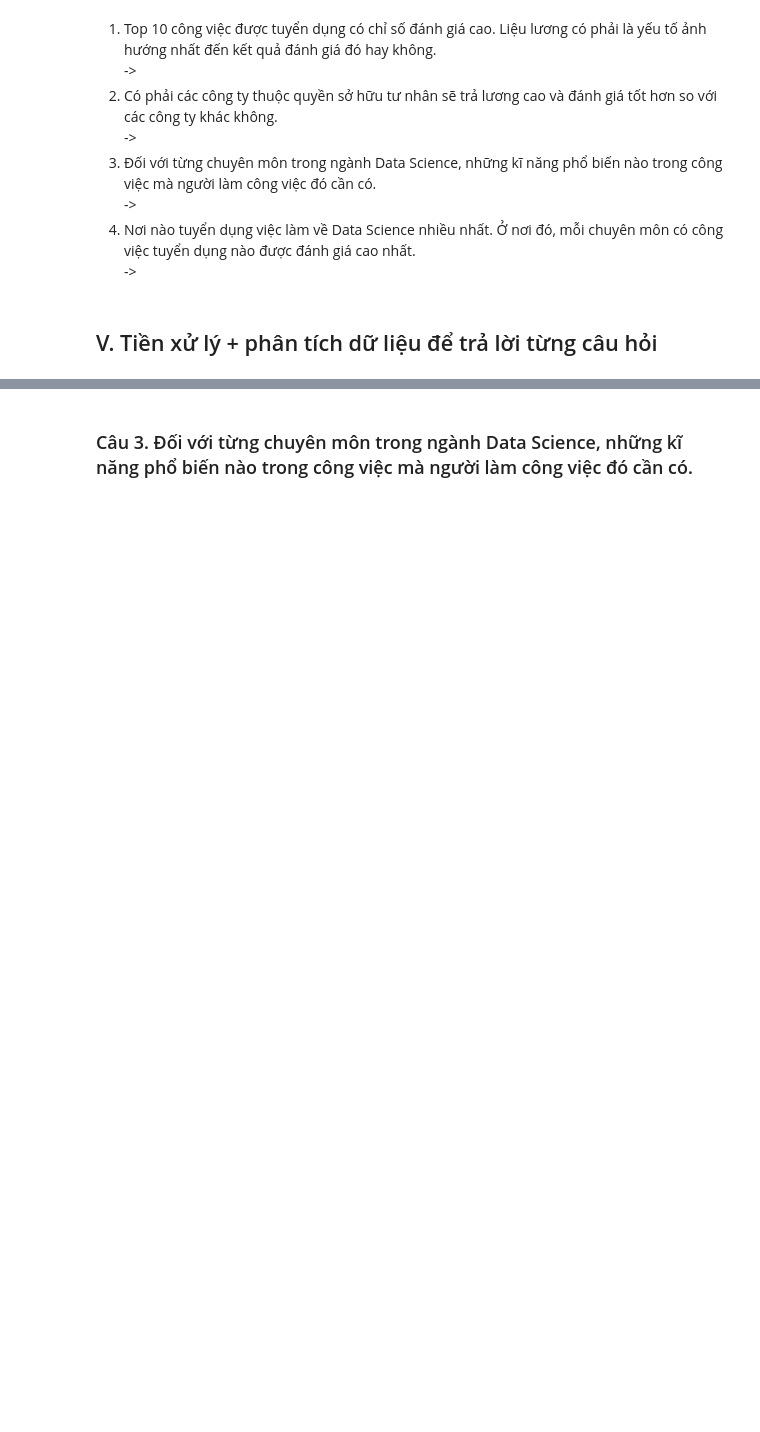
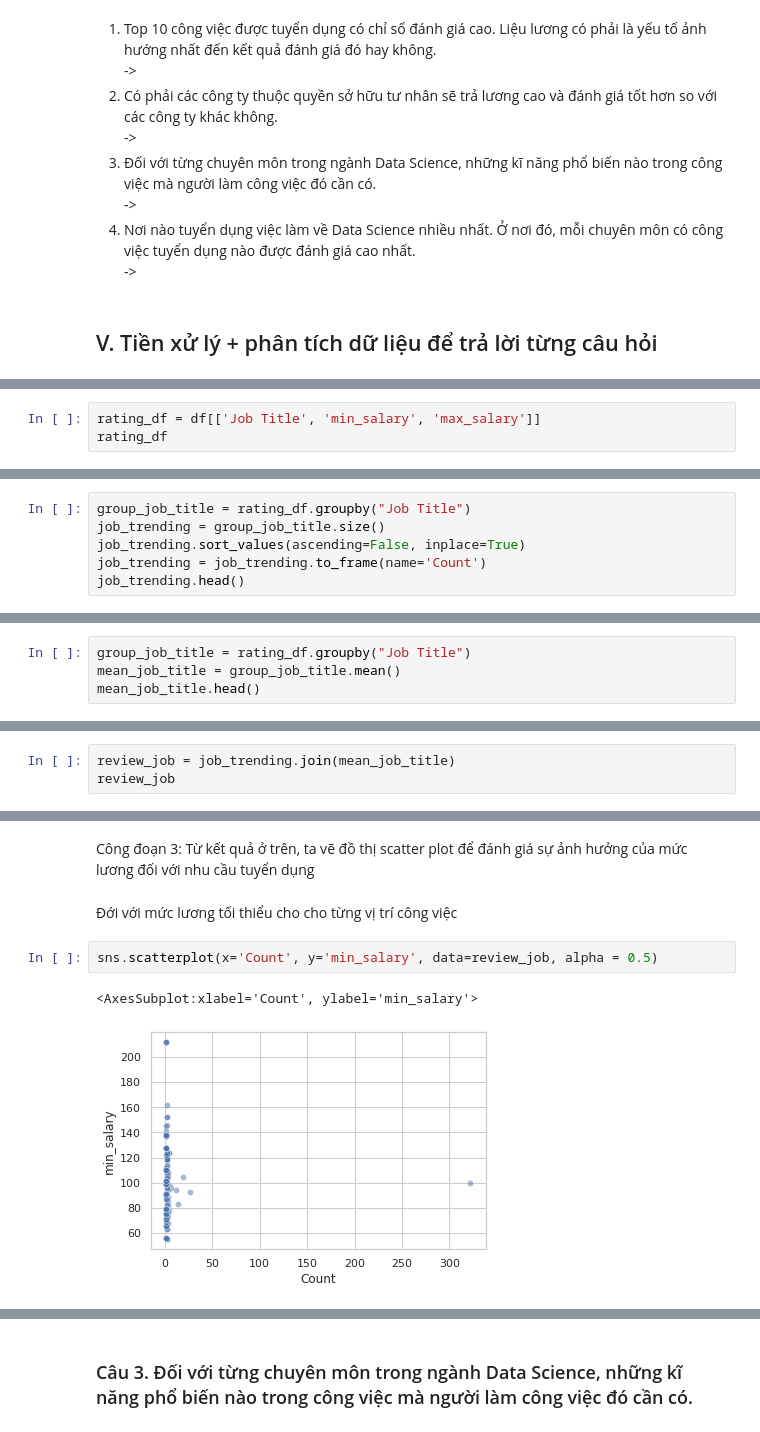
Before and after one commit to fminhtu/P4DS-FinalProject, a Jupyter notebook: Final.ipynb, the cells around one changed output, grey strips where cells are left out. Drawn from its saved outputs; the diff is of its cells as text; blank space fills up the shorter version.

```diff
--- a/Final.ipynb
+++ b/Final.ipynb
@@ -242,0 +253,3 @@ Lợi ích của việc tìm ra câu trả lời là gì?
+# %%
+rating_df = df[['Job Title', 'min_salary', 'max_salary']]
+rating_df
@@ -242,0 +278,6 @@ Lợi ích của việc tìm ra câu trả lời là gì?
+# %%
+group_job_title = rating_df.groupby("Job Title")
+job_trending = group_job_title.size()
+job_trending.sort_values(ascending=False, inplace=True)
+job_trending = job_trending.to_frame(name='Count')
+job_trending.head()
@@ -242,0 +294,4 @@ Lợi ích của việc tìm ra câu trả lời là gì?
+# %%
+group_job_title = rating_df.groupby("Job Title")
+mean_job_title = group_job_title.mean()
+mean_job_title.head()
@@ -242,0 +306,3 @@ Lợi ích của việc tìm ra câu trả lời là gì?
+# %%
+review_job = job_trending.join(mean_job_title)
+review_job
@@ -242,0 +324,9 @@ Lợi ích của việc tìm ra câu trả lời là gì?
+# %% [markdown]
+Công đoạn 3: Từ kết quả ở trên, ta vẽ đồ thị scatter plot để đánh giá sự ảnh hưởng của mức lương đối với nhu cầu tuyển dụng
+# %% [markdown]
+Đới với mức lương tối thiểu cho cho từng vị trí công việc
+# %%
+sns.scatterplot(x='Count', y='min_salary', data=review_job, alpha = 0.5)
+# %% [output]
+<AxesSubplot:xlabel='Count', ylabel='min_salary'>
+[figure, added]
```
Also changed, not shown: parts of 37 cells of this notebook.
